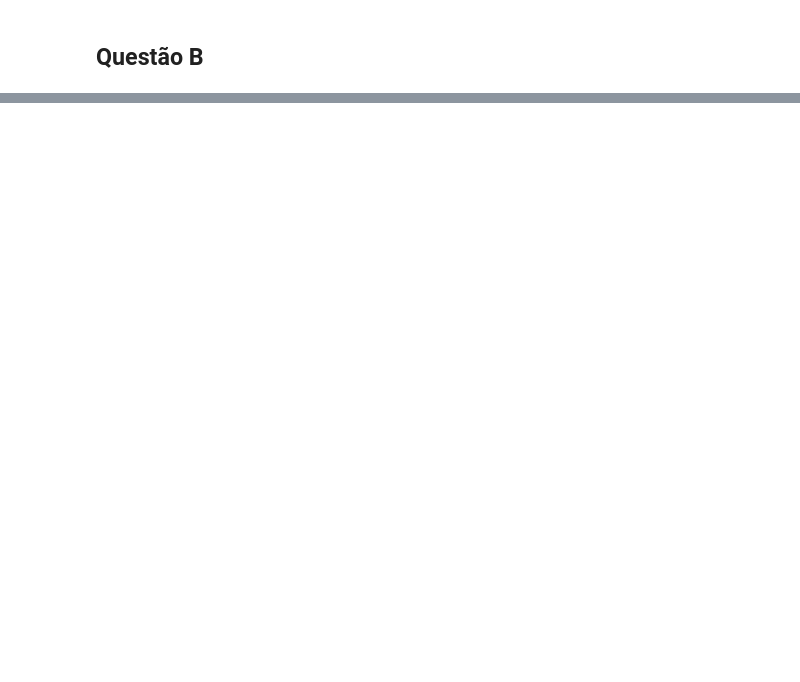
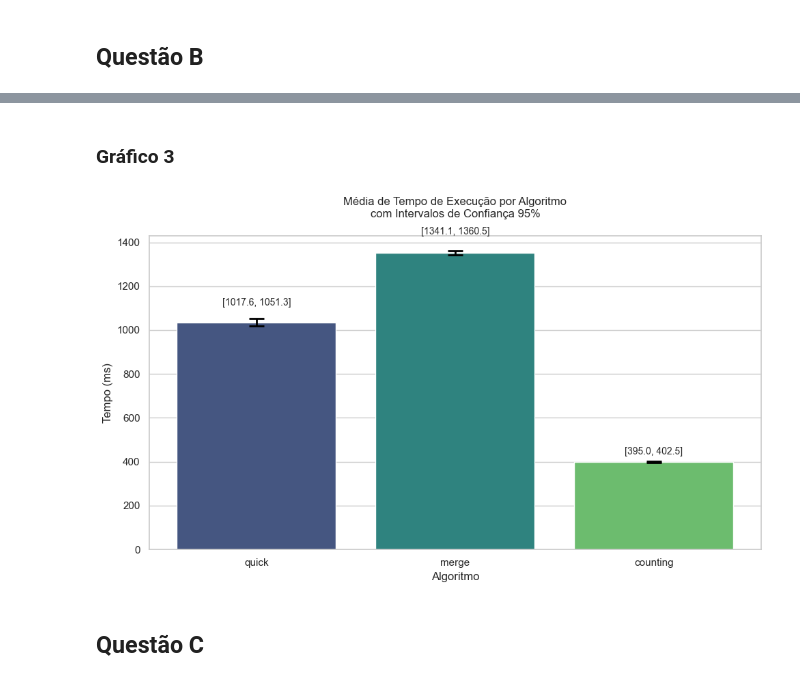
Before and after one commit to BrunSouza/ADS-Pratica-3, a Jupyter notebook: pc-laboratorio/questao-1/analises.ipynb, the cells around one changed output, grey strips where cells are left out. Saved outputs shown, nothing was run; the diff lists cells and outputs as text; code cells hidden in the pictures; blank space fills up the shorter version.

Commit message:
Questão 2 adicionada

```diff
--- a/pc-laboratorio/questao-1/analises.ipynb
+++ b/pc-laboratorio/questao-1/analises.ipynb
@@ -144,0 +149,49 @@ Intervalo de Confiança (95%): (396.01, 405.10) ms
+# %% [markdown]
+### Gráfico 3
+# %%
+sns.set(style="whitegrid")
+plt.figure(figsize=(10, 6))
+
+ax = sns.barplot(x='Algoritmo', y='TempoDeOrdenacao', hue="Algoritmo",
+                 data=df_b, palette="viridis", legend=False, errorbar=None)
+
+# 2. Calcular e adicionar os intervalos de confiança manualmente
+for i, algoritmo in enumerate(df_b['Algoritmo'].unique()):
+
+    dados_algo = df_b[df_b['Algoritmo'] == algoritmo]['TempoDeOrdenacao']
+
+    media = np.mean(dados_algo)
+    desvio_padrao = np.std(dados_algo, ddof=1)
+    n = len(dados_algo)
+    intervalo = calcular_intervalo_confianca(media, desvio_padrao, n)
+
+    plt.errorbar(
+        x=i,
+        y=media,
+        yerr=[[media - intervalo[0]], [intervalo[1] - media]],
+        fmt='none', # Sem marcador
+        ecolor='black',
+        elinewidth=2,
+        capsize=8,
+        capthick=2
+    )
+    plt.text(
+        i, intervalo[1] + 0.05*media,
+        f"[{intervalo[0]:.1f}, {intervalo[1]:.1f}]",
+        ha='center',
+        va='bottom',
+        fontsize=10
+    )
+
+nome_arquivo = os.path.join('graficos', 'grafico-3.jpg')
+plt.savefig(nome_arquivo, format='jpg', dpi=300, bbox_inches='tight')
+
+plt.title("Média de Tempo de Execução por Algoritmo\ncom Intervalos de Confiança 95%", pad=20)
+plt.ylabel("Tempo (ms)")
+plt.xlabel("Algoritmo")
+plt.tight_layout()
+plt.show()
+# %% [output]
+[figure, added]
+# %% [markdown]
+## Questão C
```
Also changed, not shown: parts of 6 cells of this notebook, 5 other files.
